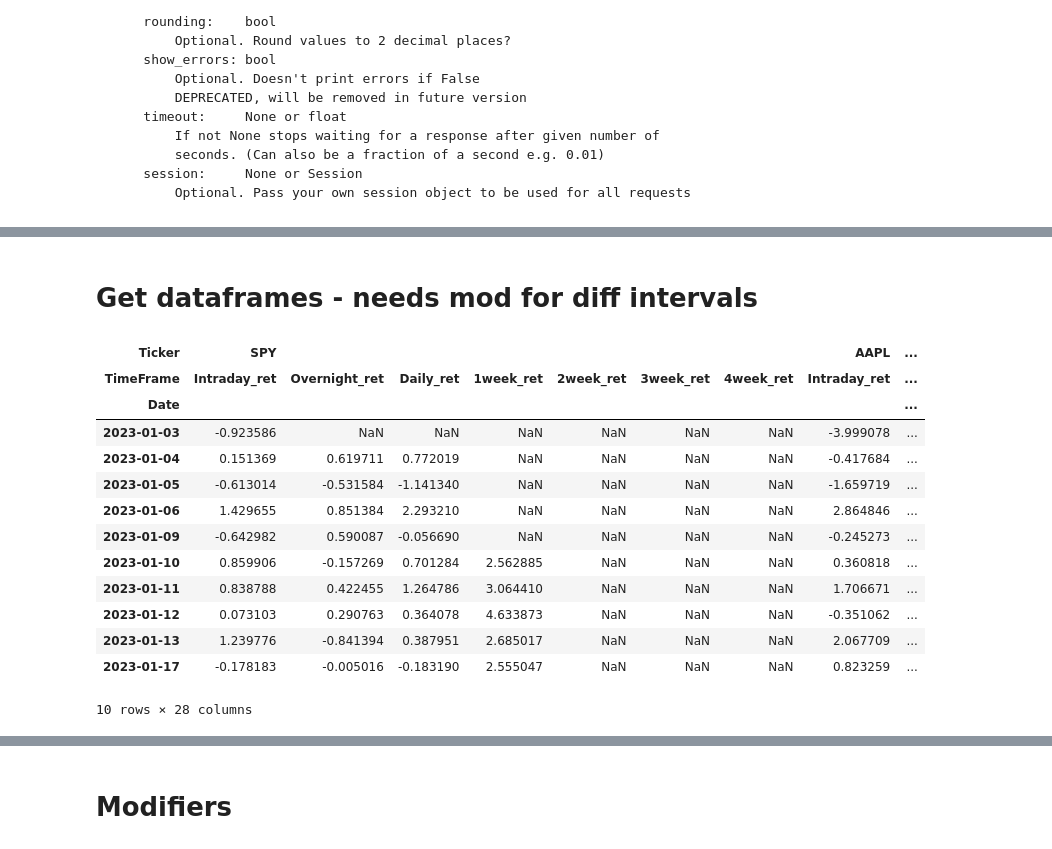
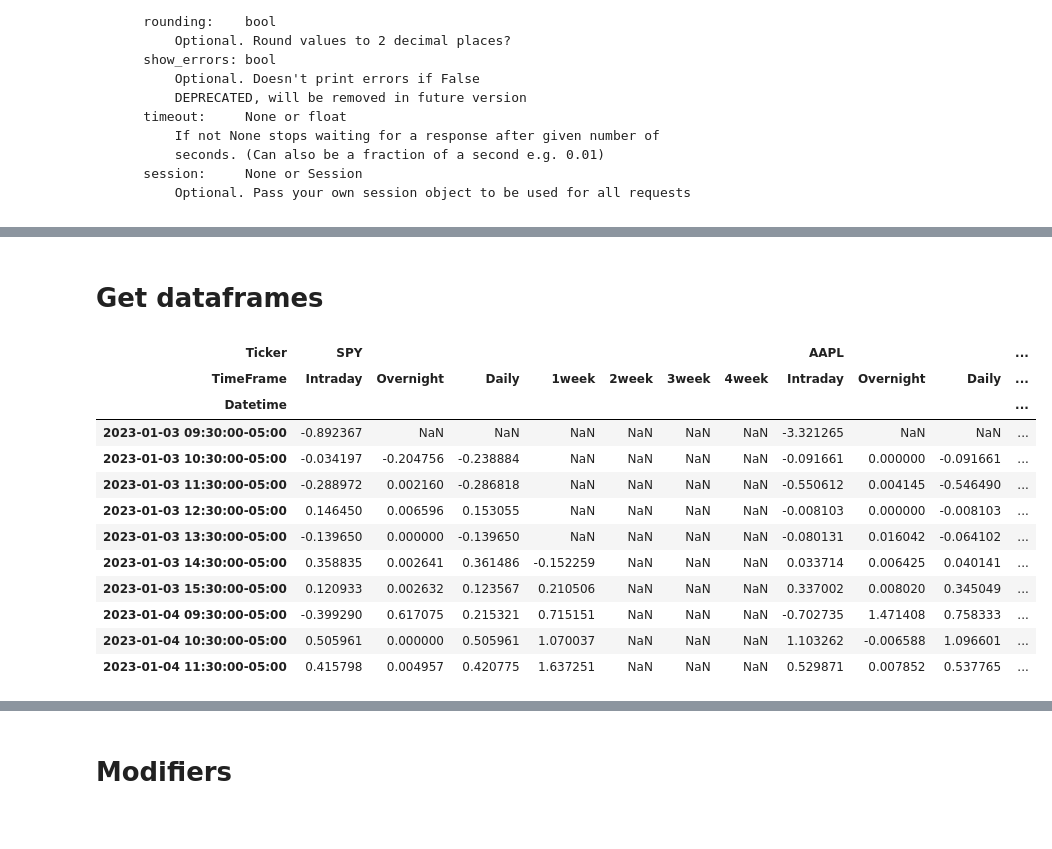
Before and after one commit to AndryADSM/Asset-Analyzer, a Jupyter notebook: asset_analyzer.ipynb, the cells around one changed output, grey strips where cells are left out. Cells and saved outputs as stored; diff of their text form; code cells hidden in the pictures.

```diff
--- a/asset_analyzer.ipynb
+++ b/asset_analyzer.ipynb
@@ -122,8 +123,8 @@ def download_data(
         data.columns = pd.MultiIndex.from_product([tickers, data.columns], names=['Ticker', 'Price'])
     return data[tickers]
 
-tickers = ['SPY', 'AAPL', 'TSLA', 'KO']#, 'DIS', 'BAC', 'XOM', 'GLD', 'CMG', 'USO', 'META']
+tickers = ['SPY', 'AAPL']#, 'TSLA', 'KO']#, 'DIS', 'BAC', 'XOM', 'GLD', 'CMG', 'USO', 'META']
 # ['SPY', 'AAPL', 'META', 'GOOGL', 'MSFT', 'NFLX', 'DIS', 'AMZN', 'TSLA', 'MRNA', 'CMG', 'AMD', 'NVDA', 'BAC', 'XOM', 'CVX', 'USO', 'SLV', 'GLD']
-data = download_data(tickers, '2023-01-01', '2024-01-01')
-data
+data = download_data(tickers, '2023-01-01', '2024-01-01', '1h')
+# data
 # %% [output]
@@ -146,7 +132,7 @@ data
 # %% [markdown]
-# Get dataframes - needs mod for diff intervals
+# Get dataframes
 # %%
-def get_pct_returns(
+def pct_returns_daily(
     data:      pd.DataFrame,
     *,
     round_val: int  = 6,
@@ -154,50 +140,49 @@ def get_pct_returns(
 ) -> pd.DataFrame:
 
     """
     Percentage return in different time frames
 
     ### Params
     data: pd.DataFrame
-        takes unmodified data
+        takes data of interval '1d' and no modifications
     as_pct: bool=True
         if True values are expressed as percentages (e.g. 1.23 (%)), if False as decimals (e.g. 0.0123)
     """
 
     returns = pd.DataFrame(index=data.index, columns=pd.MultiIndex.from_product([[], []], names=['Ticker', 'TimeFrame']))
 
     for tk in data.columns.get_level_values(0).unique():
         # Intraday, open to close
-        returns[tk, 'Intraday_ret'] = (data[tk, 'Close'] - data[tk, 'Open']) / data[tk, 'Open'] * 100
+        returns[tk, 'Intraday'] = (data[tk, 'Close'] - data[tk, 'Open']) / data[tk, 'Open'] * 100
         # Overnight, close of previous day and todays open
-        returns[tk, 'Overnight_ret'] = (data[tk, 'Open'] - data[tk, 'Close'].shift(1)) / data[tk, 'Close'].shift(1) * 100
+        returns[tk, 'Overnight'] = (data[tk, 'Open'] - data[tk, 'Close'].shift(1)) / data[tk, 'Close'].shift(1) * 100
         # Daily, close to close
-        returns[tk, 'Daily_ret'] = data[tk, 'Close'].pct_change() * 100
+        returns[tk, 'Daily'] = data[tk, 'Close'].pct_change() * 100
         # Weekly and 2-3-4-week, 5 days apart per week close to close
         for week, shift in [(i, i * 5) for i in range(1, 5)]:
-            returns[tk, f'{week}week_ret'] = (data[tk, 'Close'] - data[tk, 'Close'].shift(shift)) / data[tk, 'Close'].shift(shift) * 100
+            returns[tk, f'{week}week'] = (data[tk, 'Close'] - data[tk, 'Close'].shift(shift)) / data[tk, 'Close'].shift(shift) * 100
 
     returns = returns.round(round_val)
 
     # Turn percentage into decimal
     if as_pct == False:
         returns /= 100
 
     return returns
 
-returns = get_pct_returns(data)
+returns = pct_returns_daily(data)
 returns.head(10)
 # %% [output]
-| Ticker | SPY |  |  |  |  |  |  | AAPL | ... |
-| TimeFrame | Intraday_ret | Overnight_ret | Daily_ret | 1week_ret | 2week_ret | 3week_ret | 4week_ret | Intraday_ret | ... |
-| Date |  |  |  |  |  |  |  |  | ... |
-| 2023-01-03 | -0.923586 | NaN | NaN | NaN | NaN | NaN | NaN | -3.999078 | ... |
-| 2023-01-04 | 0.151369 | 0.619711 | 0.772019 | NaN | NaN | NaN | NaN | -0.417684 | ... |
-| 2023-01-05 | -0.613014 | -0.531584 | -1.141340 | NaN | NaN | NaN | NaN | -1.659719 | ... |
-| 2023-01-06 | 1.429655 | 0.851384 | 2.293210 | NaN | NaN | NaN | NaN | 2.864846 | ... |
-| 2023-01-09 | -0.642982 | 0.590087 | -0.056690 | NaN | NaN | NaN | NaN | -0.245273 | ... |
-| 2023-01-10 | 0.859906 | -0.157269 | 0.701284 | 2.562885 | NaN | NaN | NaN | 0.360818 | ... |
-| 2023-01-11 | 0.838788 | 0.422455 | 1.264786 | 3.064410 | NaN | NaN | NaN | 1.706671 | ... |
-| 2023-01-12 | 0.073103 | 0.290763 | 0.364078 | 4.633873 | NaN | NaN | NaN | -0.351062 | ... |
-| 2023-01-13 | 1.239776 | -0.841394 | 0.387951 | 2.685017 | NaN | NaN | NaN | 2.067709 | ... |
-| 2023-01-17 | -0.178183 | -0.005016 | -0.183190 | 2.555047 | NaN | NaN | NaN | 0.823259 | ... |
+| Ticker | SPY |  |  |  |  |  |  | AAPL |  |  | ... |
+| TimeFrame | Intraday | Overnight | Daily | 1week | 2week | 3week | 4week | Intraday | Overnight | Daily | ... |
+| Datetime |  |  |  |  |  |  |  |  |  |  | ... |
+| 2023-01-03 09:30:00-05:00 | -0.892367 | NaN | NaN | NaN | NaN | NaN | NaN | -3.321265 | NaN | NaN | ... |
+| 2023-01-03 10:30:00-05:00 | -0.034197 | -0.204756 | -0.238884 | NaN | NaN | NaN | NaN | -0.091661 | 0.000000 | -0.091661 | ... |
+| 2023-01-03 11:30:00-05:00 | -0.288972 | 0.002160 | -0.286818 | NaN | NaN | NaN | NaN | -0.550612 | 0.004145 | -0.546490 | ... |
+| 2023-01-03 12:30:00-05:00 | 0.146450 | 0.006596 | 0.153055 | NaN | NaN | NaN | NaN | -0.008103 | 0.000000 | -0.008103 | ... |
+| 2023-01-03 13:30:00-05:00 | -0.139650 | 0.000000 | -0.139650 | NaN | NaN | NaN | NaN | -0.080131 | 0.016042 | -0.064102 | ... |
+| 2023-01-03 14:30:00-05:00 | 0.358835 | 0.002641 | 0.361486 | -0.152259 | NaN | NaN | NaN | 0.033714 | 0.006425 | 0.040141 | ... |
+| 2023-01-03 15:30:00-05:00 | 0.120933 | 0.002632 | 0.123567 | 0.210506 | NaN | NaN | NaN | 0.337002 | 0.008020 | 0.345049 | ... |
+| 2023-01-04 09:30:00-05:00 | -0.399290 | 0.617075 | 0.215321 | 0.715151 | NaN | NaN | NaN | -0.702735 | 1.471408 | 0.758333 | ... |
+| 2023-01-04 10:30:00-05:00 | 0.505961 | 0.000000 | 0.505961 | 1.070037 | NaN | NaN | NaN | 1.103262 | -0.006588 | 1.096601 | ... |
+| 2023-01-04 11:30:00-05:00 | 0.415798 | 0.004957 | 0.420775 | 1.637251 | NaN | NaN | NaN | 0.529871 | 0.007852 | 0.537765 | ... |
-10 rows × 28 columns
```
Also changed, not shown: parts of 21 cells of this notebook.
